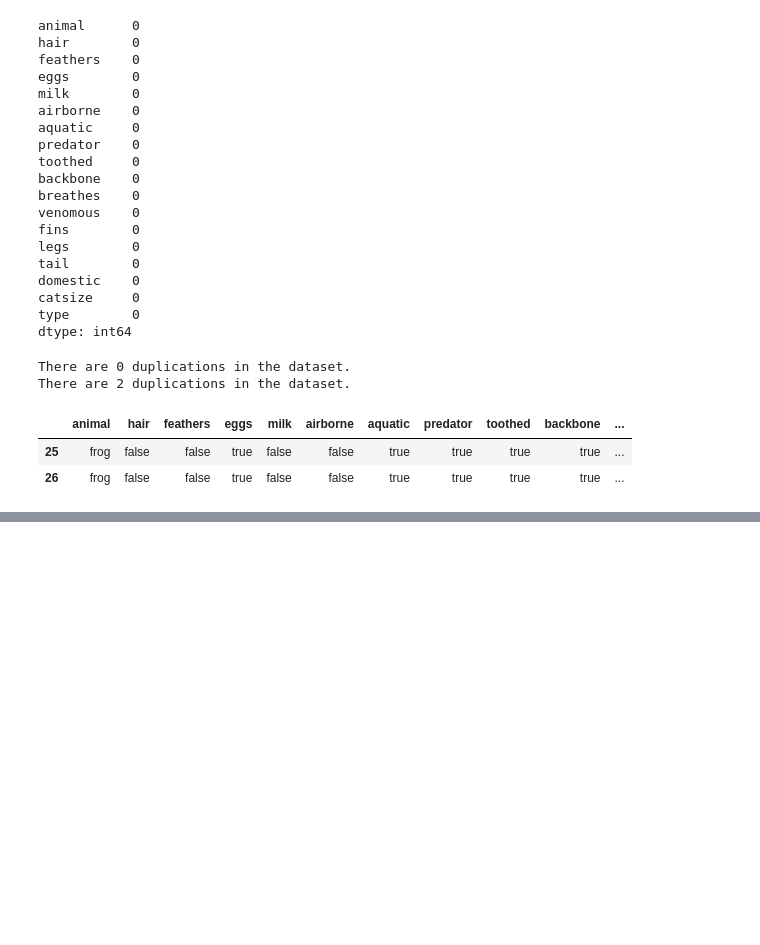
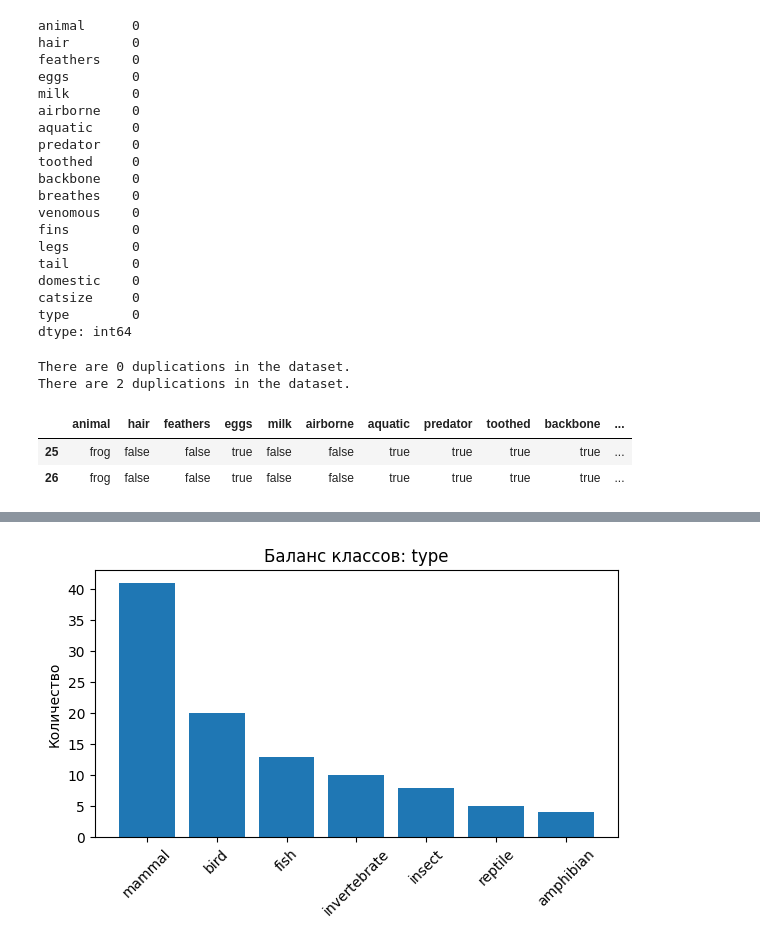
Before and after one commit to KorbovskiyOleg/ml-module, a Jupyter notebook: notebooks/zoo_analysis.ipynb, the cells around one changed output, grey strips where cells are left out. Cells and saved outputs as stored; diff of their text form; code cells hidden in the pictures; blank space fills up the shorter version.

Commit message:
баланс классов

```diff
--- a/notebooks/zoo_analysis.ipynb
+++ b/notebooks/zoo_analysis.ipynb
@@ -79,0 +82,4 @@ duplicates
+# %%
+#баланс классов
+type_counts = df['type'].value_counts()
+type_counts
@@ -79,0 +96,10 @@ duplicates
+# %%
+plt.figure(figsize = (6,4))
+plt.bar(type_counts.index, type_counts.values)
+plt.title('Баланс классов: type')
+plt.ylabel('Количество')
+plt.xticks(rotation = 45)
+plt.tight_layout()
+plt.show()
+# %% [output]
+[figure, added]
```
Also changed, not shown: parts of 2 cells of this notebook.
